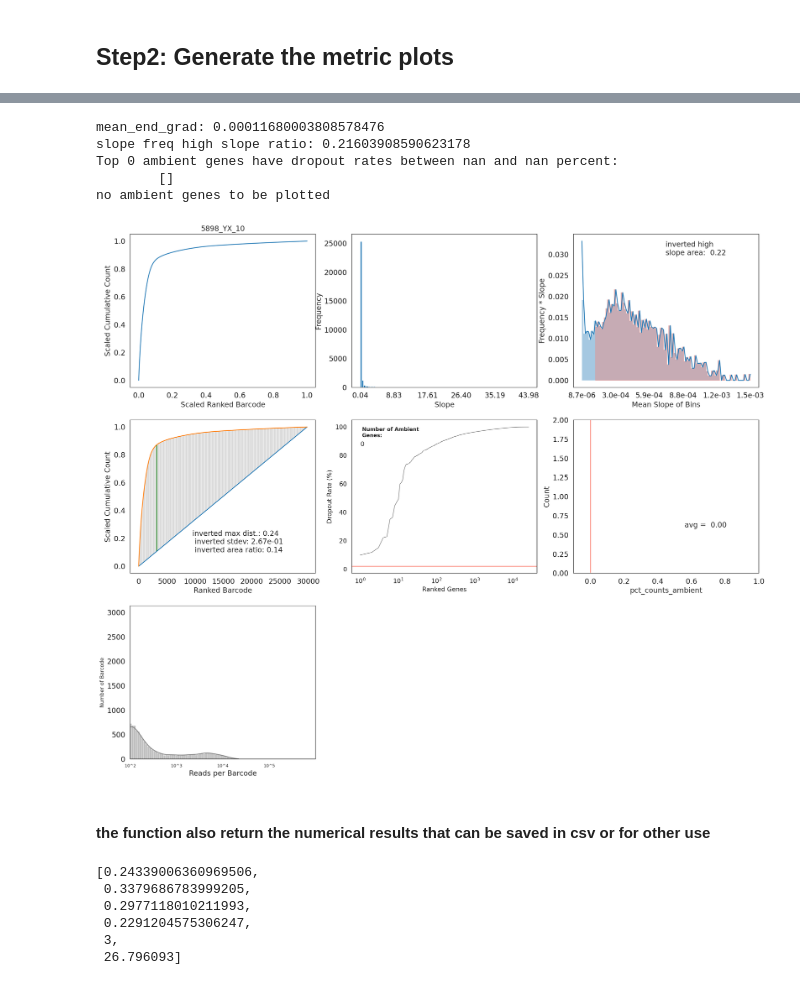
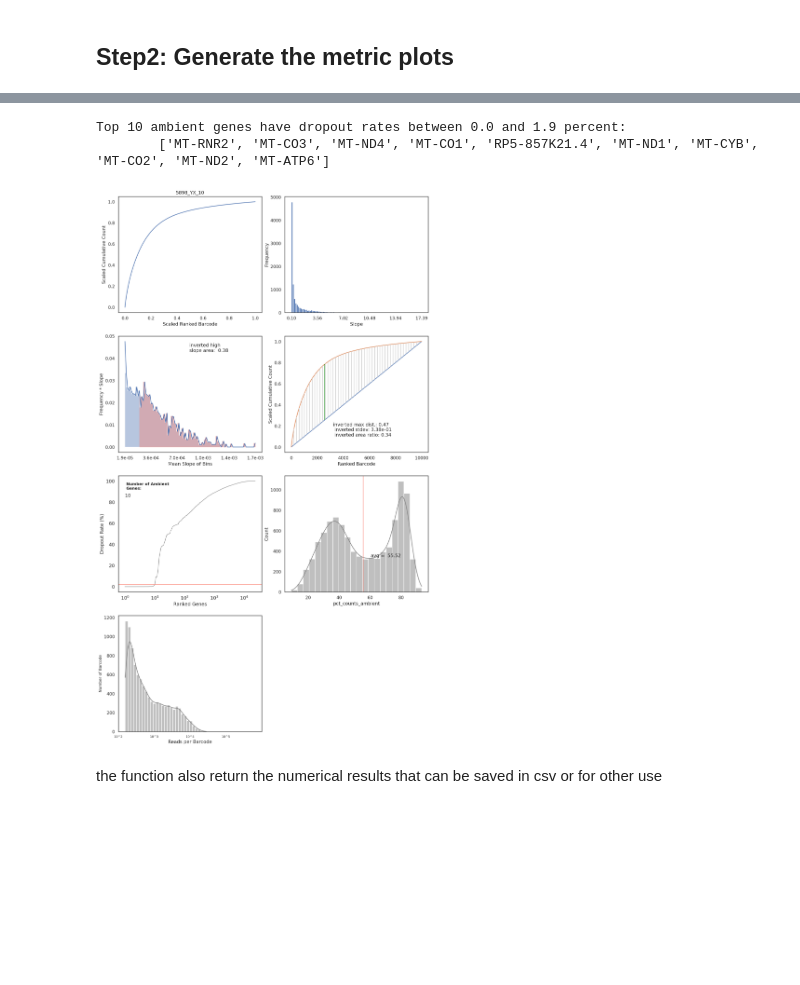
Before and after one commit to Ken-Lau-Lab/AmbiQuant, a Jupyter notebook: ExamplePlots.ipynb, the cells around one changed output, grey strips where cells are left out. Cells and saved outputs as stored; diff of their text form; code cells hidden in the pictures; blank space fills up the shorter version.

```diff
--- a/ExamplePlots.ipynb
+++ b/ExamplePlots.ipynb
@@ -95,28 +85,12 @@ Top 5 ambient genes have dropout rates between 0.0 and 1.48 percent:
-# %%
-ret = qc_plts.formatted_figures_inverted(dat, save_amb_ls = None,
-                      save_fig = None, show_dat_name = "5898_YX_10",
-                      slope_freq_mode = -1, invert_scores = True, ncols=3)
-# %% [output]
-mean_end_grad: 0.00011680003808578476
-slope freq high slope ratio: 0.21603908590623178
-Top 0 ambient genes have dropout rates between nan and nan percent:
-        []
-no ambient genes to be plotted
-[figure, removed]
+# %%
+#detailed documentation can be found in the function header
+
+#save_amb_ls and save_fig can be used to save the list of ambient gene and the plots. They should be strings of destination pathnames where the list and plot are saved
+ret = qc_plts.formatted_figures_inverted(dat, save_amb_ls = None,
+                      save_fig = None, show_dat_name = "5898_YX_10", invert_scores = True, ncols=2)
+# %% [output]
+Top 10 ambient genes have dropout rates between 0.0 and 1.9 percent:
+        ['MT-RNR2', 'MT-CO3', 'MT-ND4', 'MT-CO1', 'RP5-857K21.4', 'MT-ND1', 'MT-CYB', 'MT-CO2', 'MT-ND2', 'MT-ATP6']
+[figure, added]
 # %% [markdown]
-#### the function also return the numerical results that can be saved in csv or for other use
+the function also return the numerical results that can be saved in csv or for other use
-# %%
-ret[0:-1]
-#[inverted high slope area,
-# inverted max_secant,
-# inverted std_val,
-# inverted cum_curve_area_ratio,
-# number of ambient genes,
-# mean pct_count_ambient ]
-# %% [output]
-[0.24339006360969506,
- 0.3379686783999205,
- 0.2977118010211993,
- 0.2291204575306247,
- 3,
- 26.796093]
```
Also changed, not shown: parts of 21 cells of this notebook, 2 other files.
